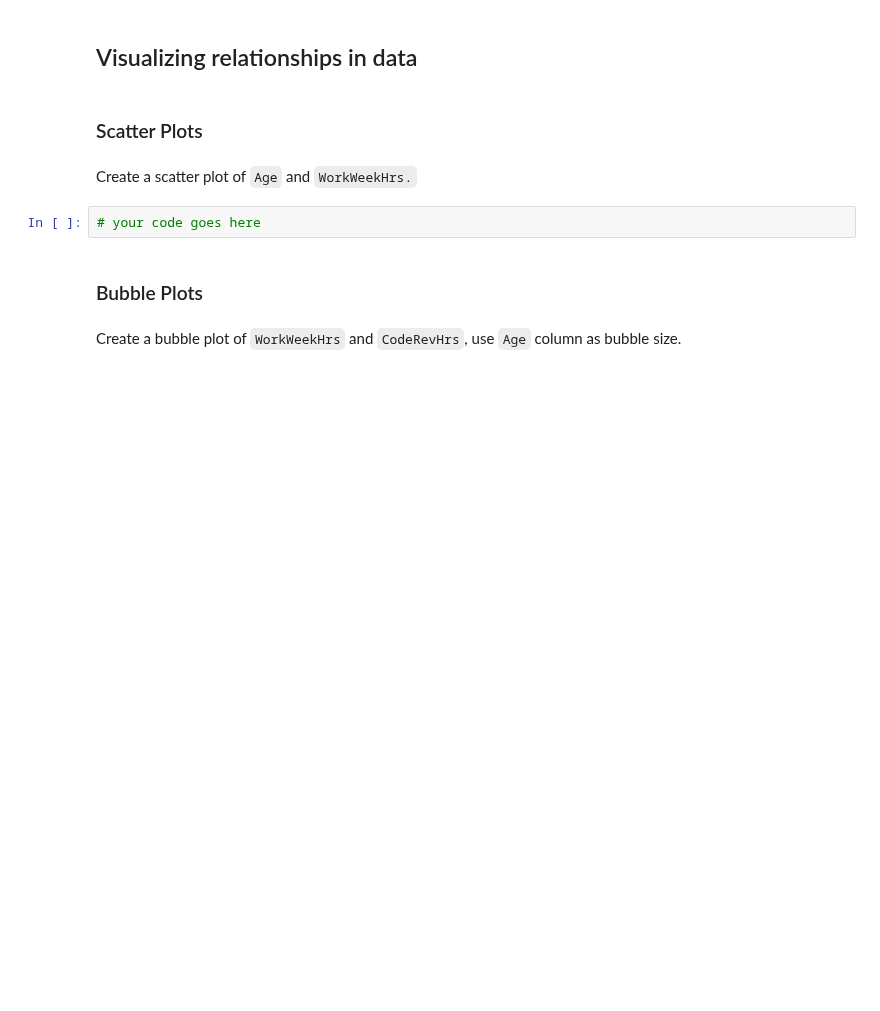
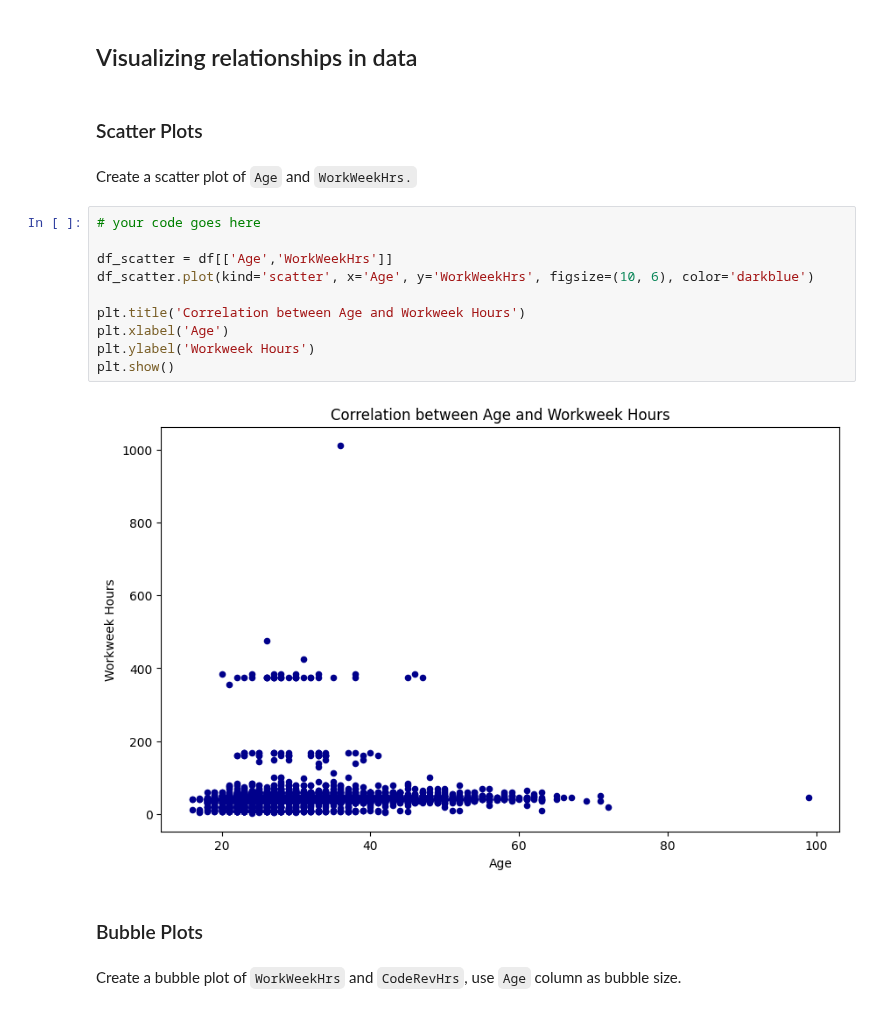
Before and after one commit to CxLos/IBM-Practice-Labs, a Jupyter notebook: 9. Capstone Project/Labs/Data Visualization/M4DataVisualization-lab.ipynb, the cells around one changed output. Saved outputs shown, nothing was run; the diff lists cells and outputs as text; blank space fills up the shorter version.

```diff
--- a/9. Capstone Project/Labs/Data Visualization/M4DataVisualization-lab.ipynb
+++ b/9. Capstone Project/Labs/Data Visualization/M4DataVisualization-lab.ipynb
@@ -125,8 +144,18 @@ Plot a box plot of `Age.`
 ### Scatter Plots
 # %% [markdown]
 Create a scatter plot of `Age` and `WorkWeekHrs.`
-# %%
-# your code goes here
+# %%
+# your code goes here
+
+df_scatter = df[['Age','WorkWeekHrs']]
+df_scatter.plot(kind='scatter', x='Age', y='WorkWeekHrs', figsize=(10, 6), color='darkblue')
+
+plt.title('Correlation between Age and Workweek Hours')
+plt.xlabel('Age')
+plt.ylabel('Workweek Hours')
+plt.show()
+# %% [output]
+[figure, added]
 # %% [markdown]
 ### Bubble Plots
 # %% [markdown]
```
Also changed, not shown: parts of 7 cells of this notebook, 2 other files.
